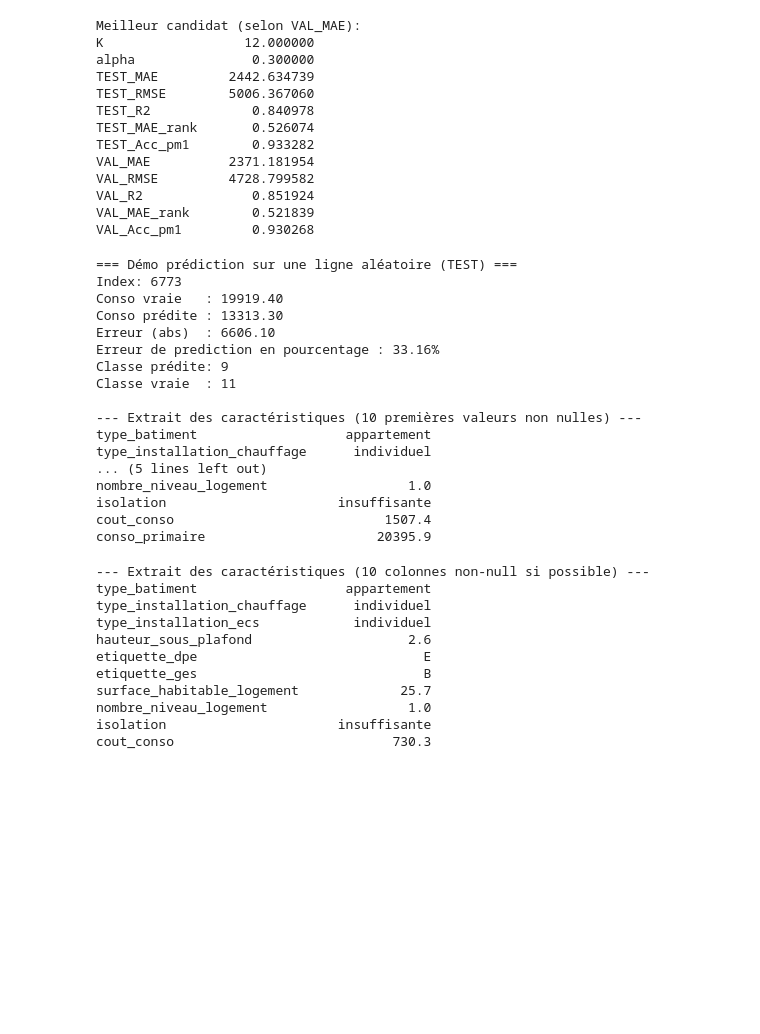
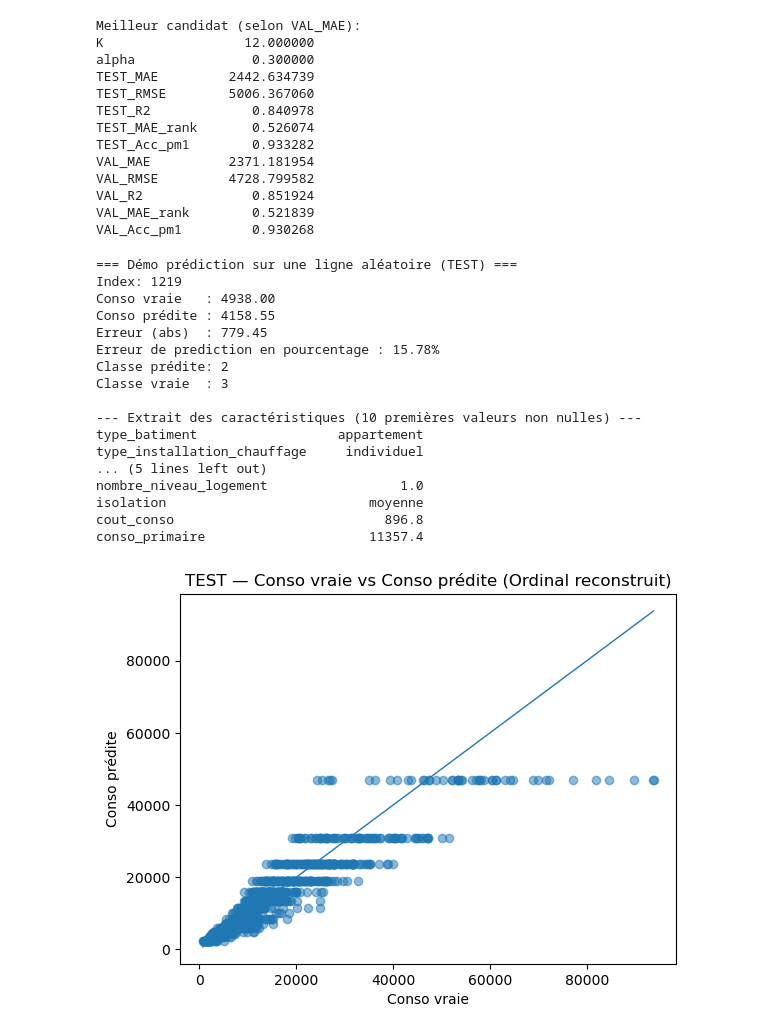
Before and after one commit to Gjuuuy/IES_DPE, a Jupyter notebook: science/notebooks/PredicConso.ipynb, the cells around one changed output. Drawn from its saved outputs; the diff is of its cells as text; code cells hidden in the pictures; blank space fills up the shorter version.

Commit message:
[MODEL] Ajout d'un model de regression pour la prédiction de la conso

```diff
--- a/science/notebooks/PredicConso.ipynb
+++ b/science/notebooks/PredicConso.ipynb
@@ -554,6 +554,7 @@ Xu = preprocess.transform(x_row)
 cls_pred = int(ord_model.predict(Xu)[0])
 
 # --- Reconstruire conso prédite (médiane du bin) ---
+cls_pred = int(np.clip(cls_pred, 0, len(class_median) - 1))
 y_pred = float(class_median[cls_pred])
 
 # --- (Optionnel) classe vraie selon tes bins (pour debug) ---
@@ -572,39 +573,46 @@ print(f"Classe vraie  : {y_true_cls}")
 
 print("\n--- Extrait des caractéristiques (10 premières valeurs non nulles) ---")
 s = x_row.iloc[0].dropna()
-print(s.head(15).to_string())
+print(s.head(24).to_string())
 # %% [output]
 === Démo prédiction sur une ligne aléatoire (TEST) ===
-Index: 6773
-Conso vraie   : 19919.40
-Conso prédite : 13313.30
-Erreur (abs)  : 6606.10
-Erreur de prediction en pourcentage : 33.16%
-Classe prédite: 9
-Classe vraie  : 11
+Index: 1219
+Conso vraie   : 4938.00
+Conso prédite : 4158.55
+Erreur (abs)  : 779.45
+Erreur de prediction en pourcentage : 15.78%
+Classe prédite: 2
+Classe vraie  : 3
 
 --- Extrait des caractéristiques (10 premières valeurs non nulles) ---
-type_batiment                   appartement
-type_installation_chauffage      individuel
+type_batiment                  appartement
+type_installation_chauffage     individuel
 ... (5 lines left out)
-nombre_niveau_logement                  1.0
-isolation                      insuffisante
-cout_conso                           1507.4
-conso_primaire                      20395.9
+nombre_niveau_logement                 1.0
+isolation                          moyenne
+cout_conso                           896.8
+conso_primaire                     11357.4
 # %%
-print("\n--- Extrait des caractéristiques (10 colonnes non-null si possible) ---")
-s = x_row.iloc[0]
-non_null = s.dropna()
-print(non_null.head(10).to_string())
+# On va prédire sur les données de Test la conso prédite sur la conso vrai et on affiche ça dans un graph
+
+import numpy as np
+import matplotlib.pyplot as plt
+
+y_true = np.asarray(y_test2, dtype=float)
+y_pred = np.asarray(y_pred_test, dtype=float)
+
+# Scatter : vrai vs prédit
+plt.figure()
+plt.scatter(y_true, y_pred, alpha=0.5)
+
+# Diagonale parfaite y = x
+min_v = np.nanmin([y_true.min(), y_pred.min()])
+max_v = np.nanmax([y_true.max(), y_pred.max()])
+plt.plot([min_v, max_v], [min_v, max_v], linewidth=1)
+
+plt.xlabel("Conso vraie")
+plt.ylabel("Conso prédite")
+plt.title("TEST — Conso vraie vs Conso prédite (Ordinal reconstruit)")
+plt.show()
 # %% [output]
---- Extrait des caractéristiques (10 colonnes non-null si possible) ---
-type_batiment                   appartement
-type_installation_chauffage      individuel
-type_installation_ecs            individuel
-hauteur_sous_plafond                    2.6
-etiquette_dpe                             E
-etiquette_ges                             B
-surface_habitable_logement             25.7
-nombre_niveau_logement                  1.0
-isolation                      insuffisante
-cout_conso                            730.3
+[figure, added]
```
Also changed, not shown: parts of 4 cells of this notebook.
